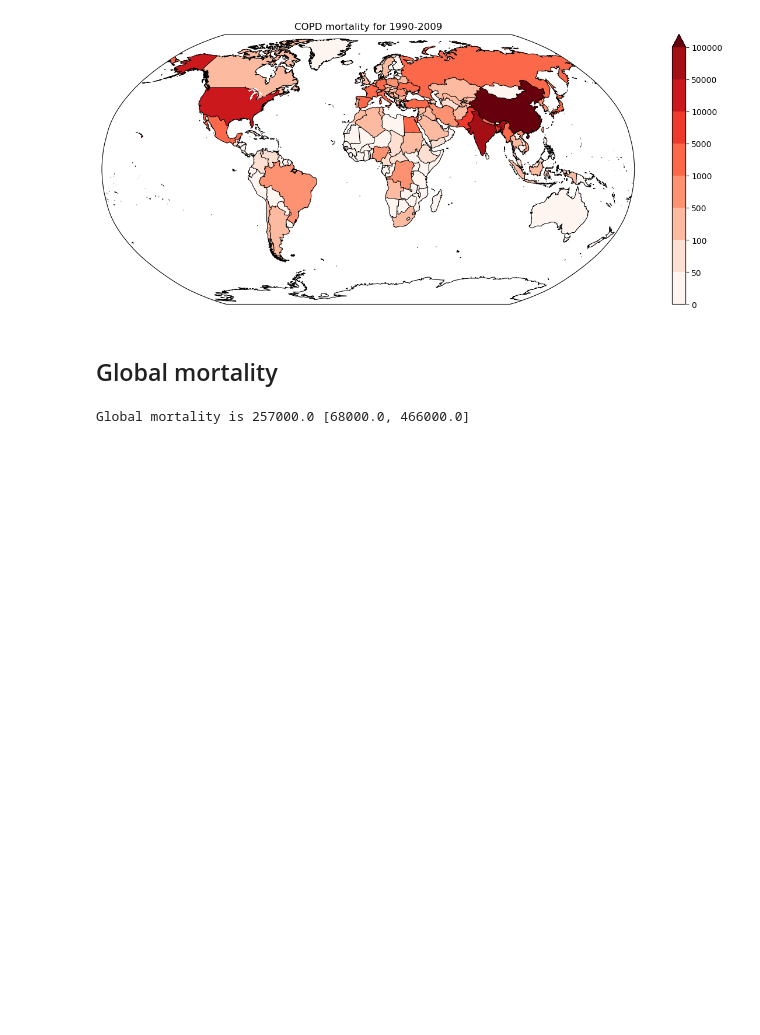
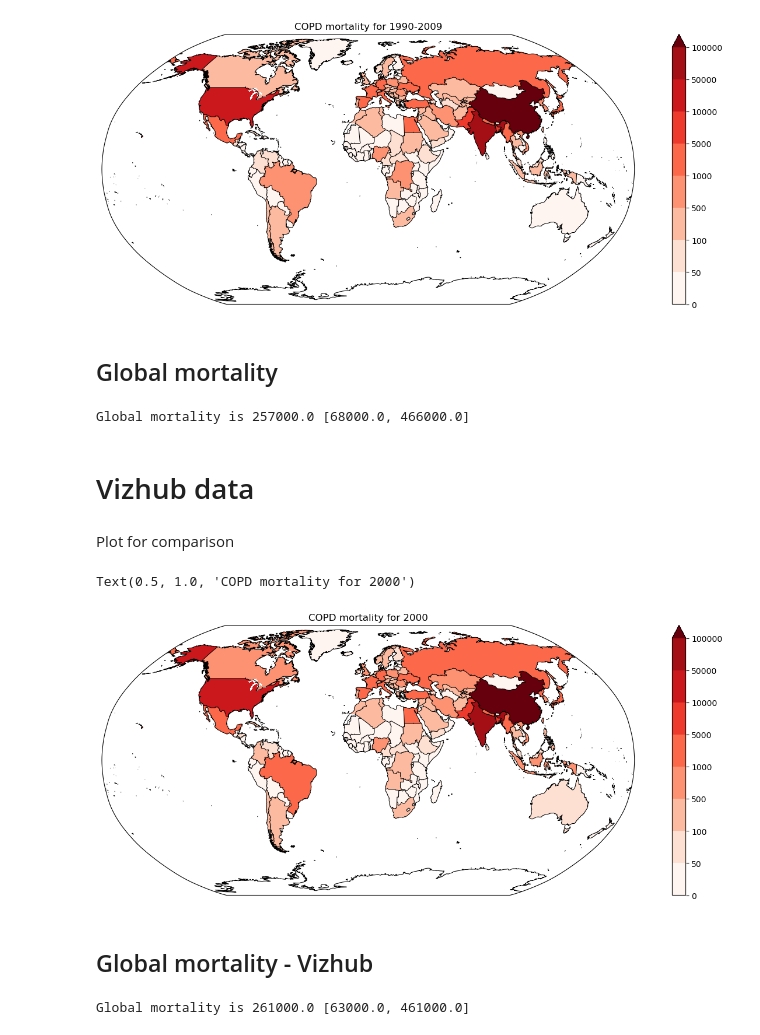
Before and after one commit to awells96/AQ_mortality_workflow, a Jupyter notebook: processing/mortality/ozone/Verify.ipynb, the cells around one changed output. Saved outputs shown, nothing was run; the diff lists cells and outputs as text; code cells hidden in the pictures; blank space fills up the shorter version.

Commit message:
add vizhub for comparison

```diff
--- a/processing/mortality/ozone/Verify.ipynb
+++ b/processing/mortality/ozone/Verify.ipynb
@@ -156,3 +156,48 @@ upper = global_M.quantile(0.975, "samples").values.round(-3)
 print(f"Global mortality is {mean} [{lower}, {upper}]")
 # %% [output]
 Global mortality is 257000.0 [68000.0, 466000.0]
+# %% [markdown]
+# Vizhub data
+# %%
+GBD_DIR = require_dir(pathlib.Path(config.WORK_ROOT) / "GBD23")
+gbd_2000_file = "IHME-GBD_2023_DATA-f8520351-1_newlabels.nc"
+path = os.path.join(GBD_DIR, gbd_2000_file)
+gbd_2000 = xr.open_dataset(path)
+# %% [markdown]
+Plot for comparison
+# %%
+gbd_mean = gbd_2000["val"]
+
+fig = plt.figure(figsize=autosize_figure(1, 1, xscale_factor=2))
+gs = GridSpec(1, 1)  # rows, columns
+
+projection = ccrs.Robinson()
+crs = ccrs.PlateCarree()
+
+col_map = plt.get_cmap('Reds')
+
+country_borders = cfeature.NaturalEarthFeature(
+    category='cultural',
+    name='admin_0_boundary_lines_land',
+    scale='50m',
+    facecolor='none')
+
+
+# First panel
+ax = fig.add_subplot(gs[0, 0], projection=projection, frameon=True)
+land_filter(create_global_country_map(gbd_mean, MASK_DIR)).plot(transform=ccrs.PlateCarree(), cmap=col_map, levels=[0, 50, 100, 500, 1000, 5000, 10000, 50000, 100000])
+ax.coastlines(resolution="50m", linewidth=0.75)
+ax.add_feature(country_borders, edgecolor='k', linewidth=0.75)
+plt.title("COPD mortality for 2000")
+# %% [output]
+Text(0.5, 1.0, 'COPD mortality for 2000')
+[figure, added]
+# %% [markdown]
+## Global mortality - Vizhub
+# %%
+mean = np.round(261270.69, -3)
+upper = np.round(461153.75, -3)
+lower = np.round(62656.06, -3)
+print(f"Global mortality is {mean} [{lower}, {upper}]")
+# %% [output]
+Global mortality is 261000.0 [63000.0, 461000.0]
```
